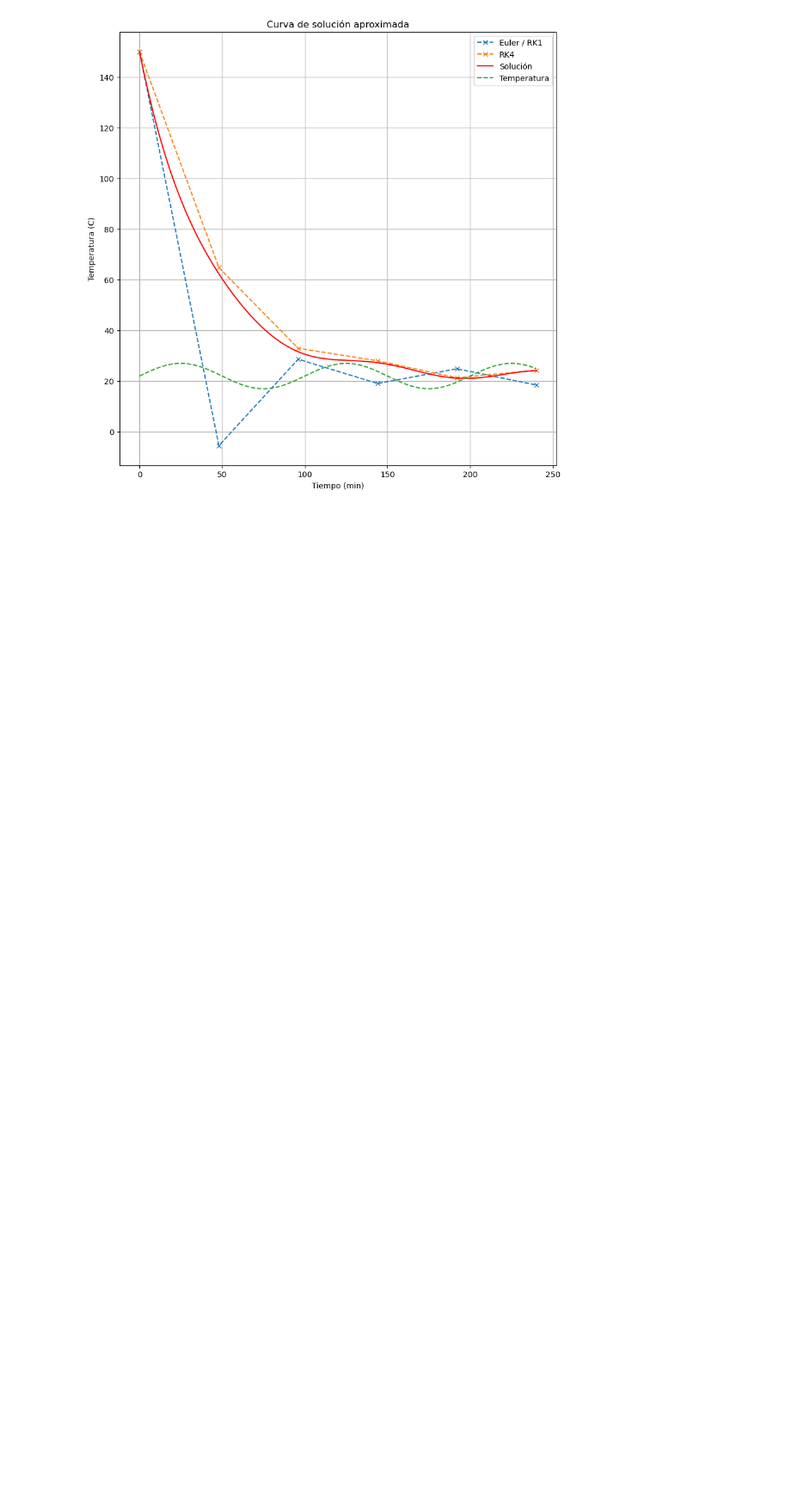
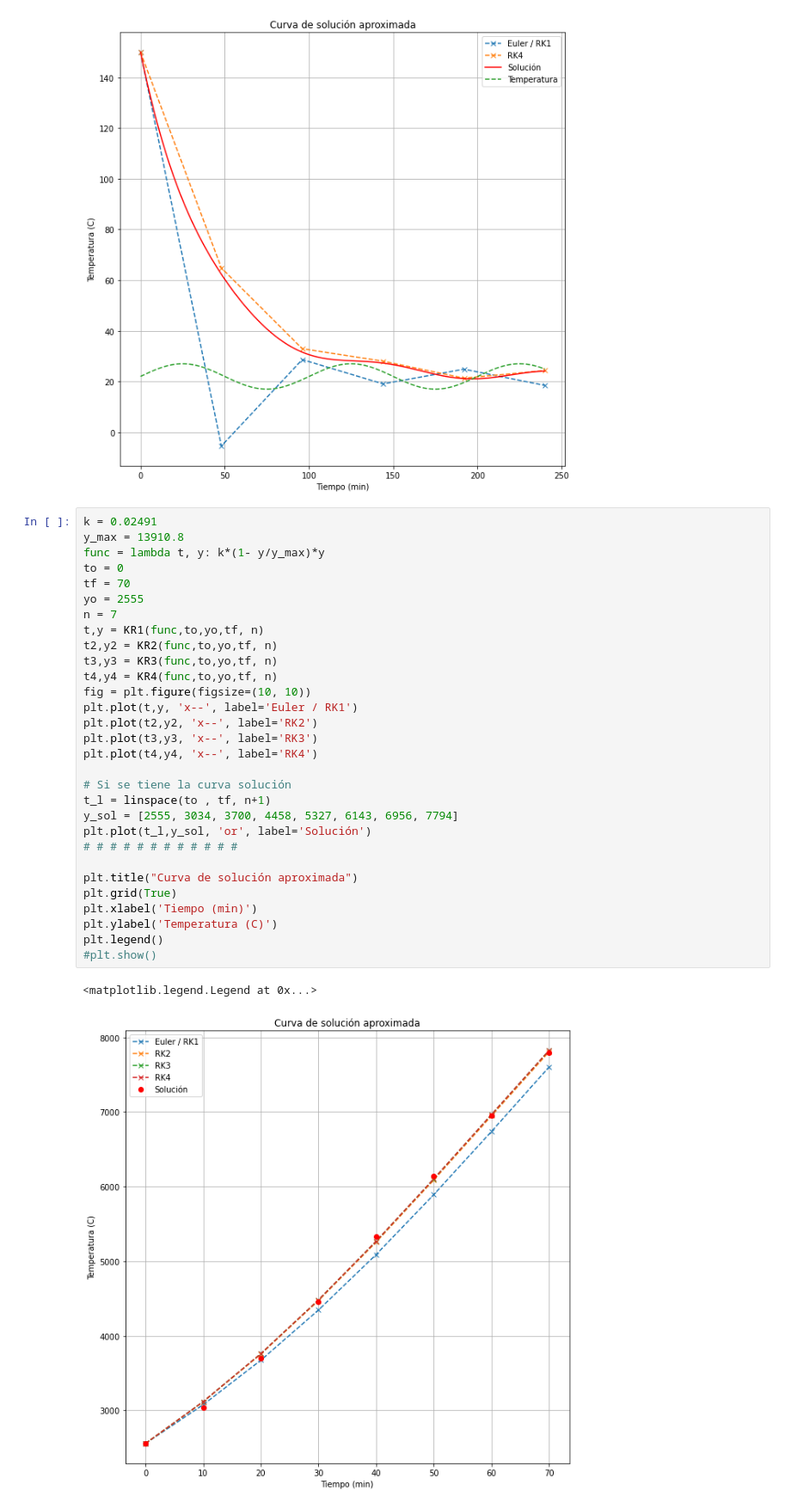
Before and after one commit to caramirezs/MetNum_202260, a Jupyter notebook: 4.2_Runge-Kutta.ipynb, the cells around one changed output. Shown at 86% size. Drawn from its saved outputs; the diff is of its cells as text; blank space fills up the shorter version.

```diff
--- a/4.2_Runge-Kutta.ipynb
+++ b/4.2_Runge-Kutta.ipynb
@@ -160,3 +160,36 @@ plt.legend()
 plt.show()
 # %% [output]
 [figure]
+# %%
+k = 0.02491
+y_max = 13910.8
+func = lambda t, y: k*(1- y/y_max)*y
+to = 0
+tf = 70
+yo = 2555
+n = 7
+t,y = KR1(func,to,yo,tf, n)
+t2,y2 = KR2(func,to,yo,tf, n)
+t3,y3 = KR3(func,to,yo,tf, n)
+t4,y4 = KR4(func,to,yo,tf, n)
+fig = plt.figure(figsize=(10, 10))
+plt.plot(t,y, 'x--', label='Euler / RK1')
+plt.plot(t2,y2, 'x--', label='RK2')
+plt.plot(t3,y3, 'x--', label='RK3')
+plt.plot(t4,y4, 'x--', label='RK4')
+
+# Si se tiene la curva solución
+t_l = linspace(to , tf, n+1)
+y_sol = [2555, 3034, 3700, 4458, 5327, 6143, 6956, 7794]
+plt.plot(t_l,y_sol, 'or', label='Solución')
+# # # # # # # # # # # #
+
+plt.title("Curva de solución aproximada")
+plt.grid(True)
+plt.xlabel('Tiempo (min)')
+plt.ylabel('Temperatura (C)')
+plt.legend()
+#plt.show()
+# %% [output]
+<matplotlib.legend.Legend at 0x...>
+[figure, added]
```
Also changed, not shown: parts of 6 cells of this notebook.
